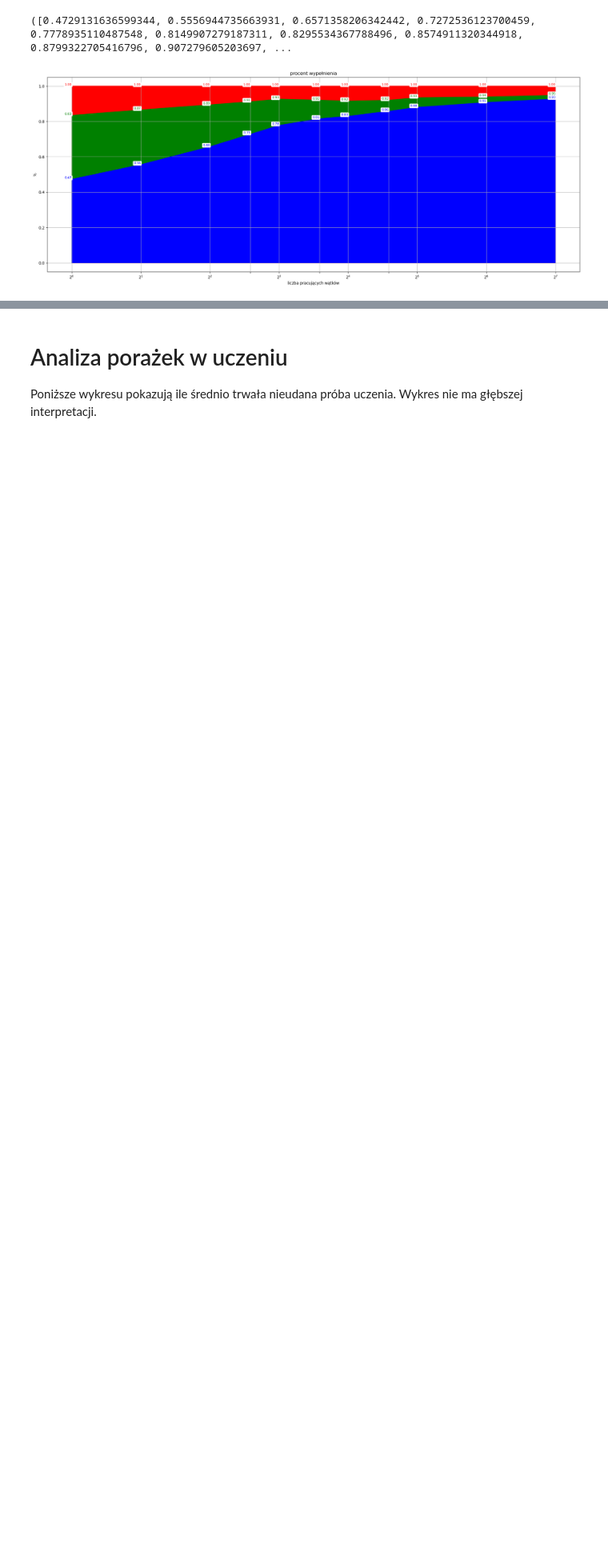
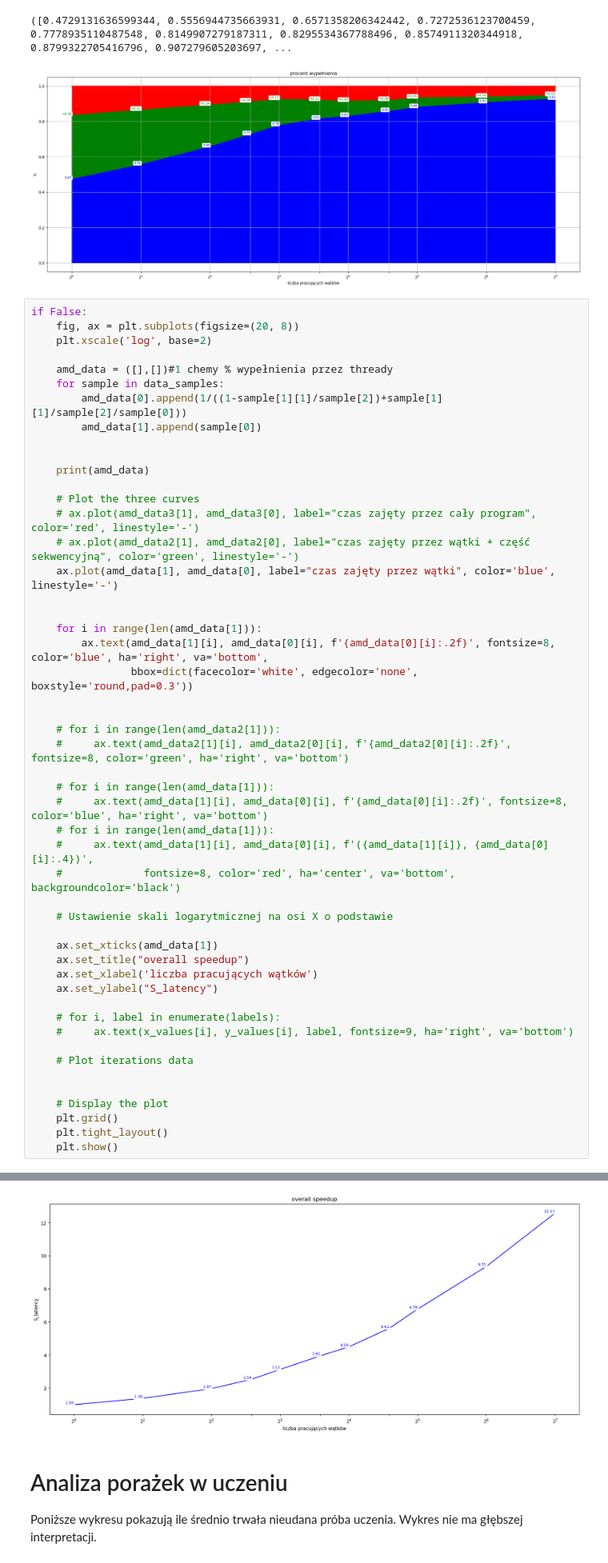
Before and after one commit to qert6g35/ReinforcementLearning, a Jupyter notebook: opracowanie_wynikow_multithread.ipynb, the cells around one changed output, grey strips where cells are left out. Shown at 80% size. Cells and saved outputs as stored; diff of their text form; blank space fills up the shorter version.

```diff
--- a/opracowanie_wynikow_multithread.ipynb
+++ b/opracowanie_wynikow_multithread.ipynb
@@ -419,3 +417,54 @@ plt.show()
 # %% [output]
 ([0.4729131636599344, 0.5556944735663931, 0.6571358206342442, 0.7272536123700459, 0.7778935110487548, 0.8149907279187311, 0.8295534367788496, 0.8574911320344918, 0.8799322705416796, 0.907279605203697, ...
 [figure]
+# %%
+if False:
+    fig, ax = plt.subplots(figsize=(20, 8))
+    plt.xscale('log', base=2)
+
+    amd_data = ([],[])#1 chemy % wypełnienia przez thready
+    for sample in data_samples:
+        amd_data[0].append(1/((1-sample[1][1]/sample[2])+sample[1][1]/sample[2]/sample[0]))
+        amd_data[1].append(sample[0])
+
+
+    print(amd_data)
+
+    # Plot the three curves
+    # ax.plot(amd_data3[1], amd_data3[0], label="czas zajęty przez cały program", color='red', linestyle='-')
+    # ax.plot(amd_data2[1], amd_data2[0], label="czas zajęty przez wątki + część sekwencyjną", color='green', linestyle='-')
+    ax.plot(amd_data[1], amd_data[0], label="czas zajęty przez wątki", color='blue', linestyle='-')
+
+
+    for i in range(len(amd_data[1])):
+        ax.text(amd_data[1][i], amd_data[0][i], f'{amd_data[0][i]:.2f}', fontsize=8, color='blue', ha='right', va='bottom',
+                bbox=dict(facecolor='white', edgecolor='none', boxstyle='round,pad=0.3'))
+
+
+    # for i in range(len(amd_data2[1])):
+    #     ax.text(amd_data2[1][i], amd_data2[0][i], f'{amd_data2[0][i]:.2f}', fontsize=8, color='green', ha='right', va='bottom')
+
+    # for i in range(len(amd_data[1])):
+    #     ax.text(amd_data[1][i], amd_data[0][i], f'{amd_data[0][i]:.2f}', fontsize=8, color='blue', ha='right', va='bottom')
+    # for i in range(len(amd_data[1])):
+    #     ax.text(amd_data[1][i], amd_data[0][i], f'({amd_data[1][i]}, {amd_data[0][i]:.4})',
+    #             fontsize=8, color='red', ha='center', va='bottom', backgroundcolor='black')
+
+    # Ustawienie skali logarytmicznej na osi X o podstawie
+
+    ax.set_xticks(amd_data[1])
+    ax.set_title("overall speedup")
+    ax.set_xlabel('liczba pracujących wątków')
+    ax.set_ylabel("S_latency")
+
+    # for i, label in enumerate(labels):
+    #     ax.text(x_values[i], y_values[i], label, fontsize=9, ha='right', va='bottom')
+
+    # Plot iterations data
+
+
+    # Display the plot
+    plt.grid()
+    plt.tight_layout()
+    plt.show()
+# %% [output]
@@ -422,3 +473,4 @@ plt.show()
+[figure, added]
 # %% [markdown]
 # Analiza porażek w uczeniu
 
```
Also changed, not shown: parts of 2 cells of this notebook.
